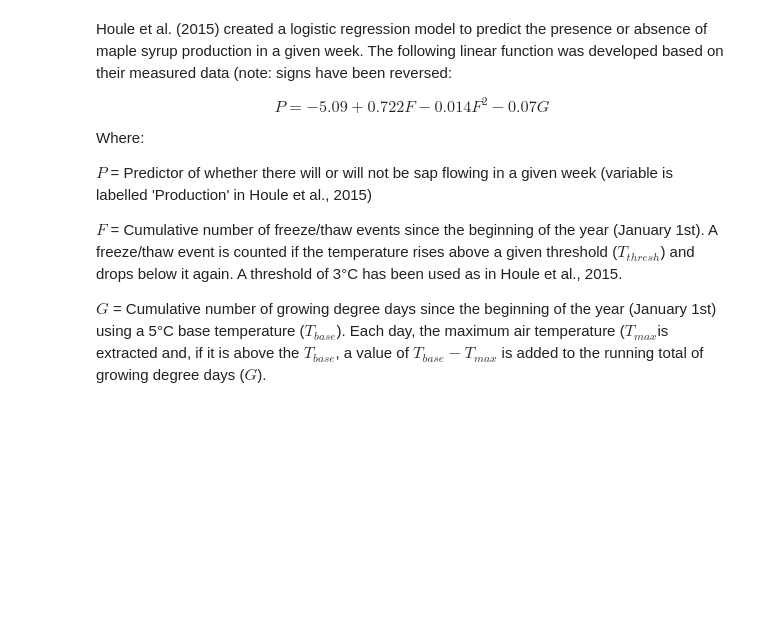
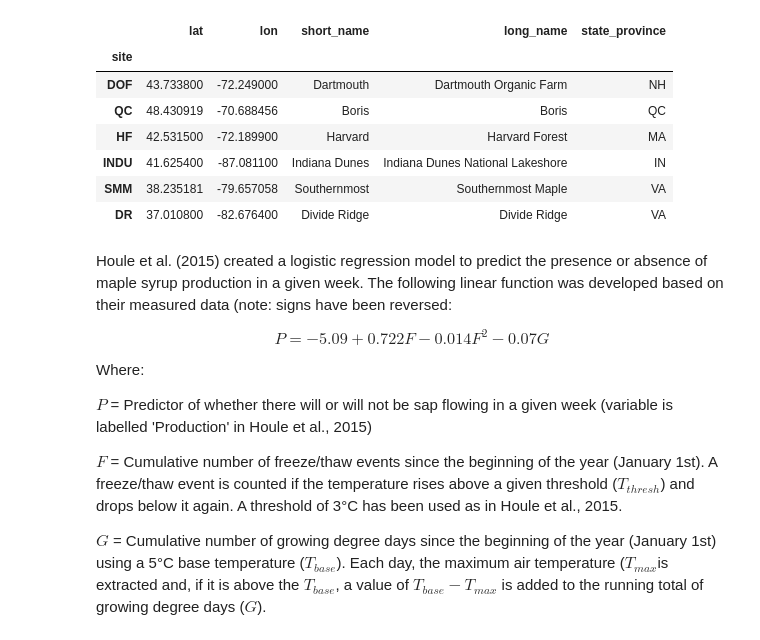
Before and after one commit to spentelow/sapflow, a Jupyter notebook: houle_analysis_summary.ipynb, the cells around one changed output. Drawn from its saved outputs; the diff is of its cells as text; code cells hidden in the pictures; blank space fills up the shorter version.

```diff
--- a/houle_analysis_summary.ipynb
+++ b/houle_analysis_summary.ipynb
@@ -26,6 +30,17 @@ gdd_frthw = gdd_frthw.set_index("datetime")
 
 # Load information on sap measurement sites
 location = pd.read_pickle("data/processed/stinson2019/norm_tables/location")
+# %%
+location
+# %% [output]
+|  | lat | lon | short_name | long_name | state_province |
+| site |  |  |  |  |  |
+| DOF | 43.733800 | -72.249000 | Dartmouth | Dartmouth Organic Farm | NH |
+| QC | 48.430919 | -70.688456 | Boris | Boris | QC |
+| HF | 42.531500 | -72.189900 | Harvard | Harvard Forest | MA |
+| INDU | 41.625400 | -87.081100 | Indiana Dunes | Indiana Dunes National Lakeshore | IN |
+| SMM | 38.235181 | -79.657058 | Southernmost | Southernmost Maple | VA |
+| DR | 37.010800 | -82.676400 | Divide Ridge | Divide Ridge | VA |
 # %%
 # Create a dataframe (`full_sap`) which contains information on both sap flow and the growing degree days and freeze/thaw cycles for all tap/year combinations
 
```
Also changed, not shown: parts of 10 cells of this notebook.
